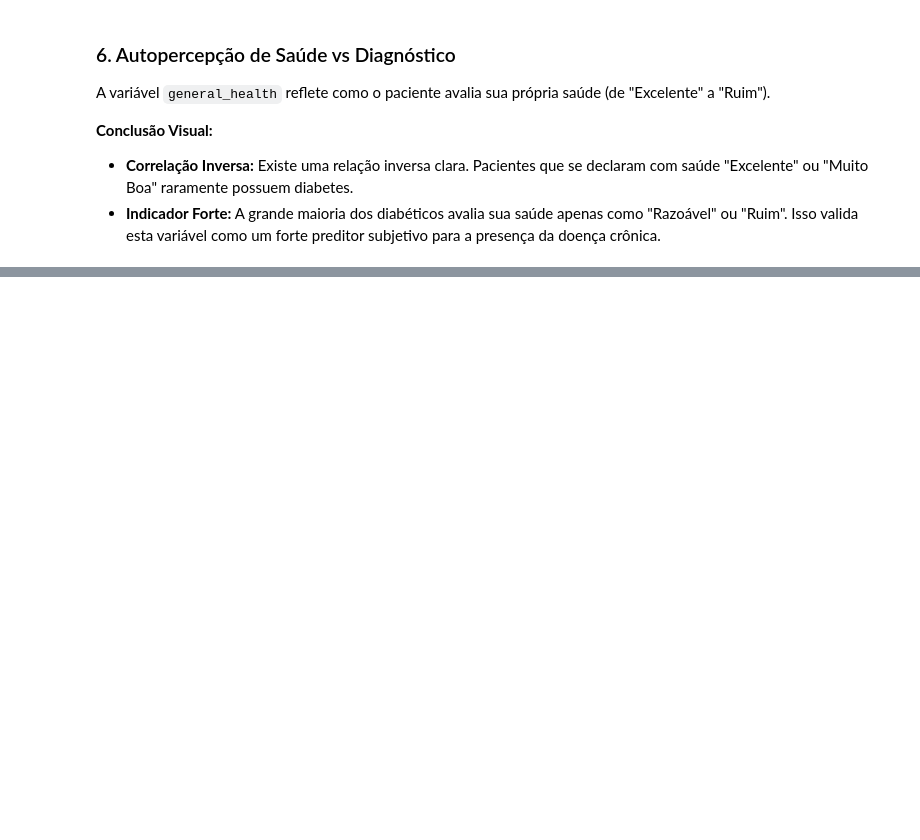
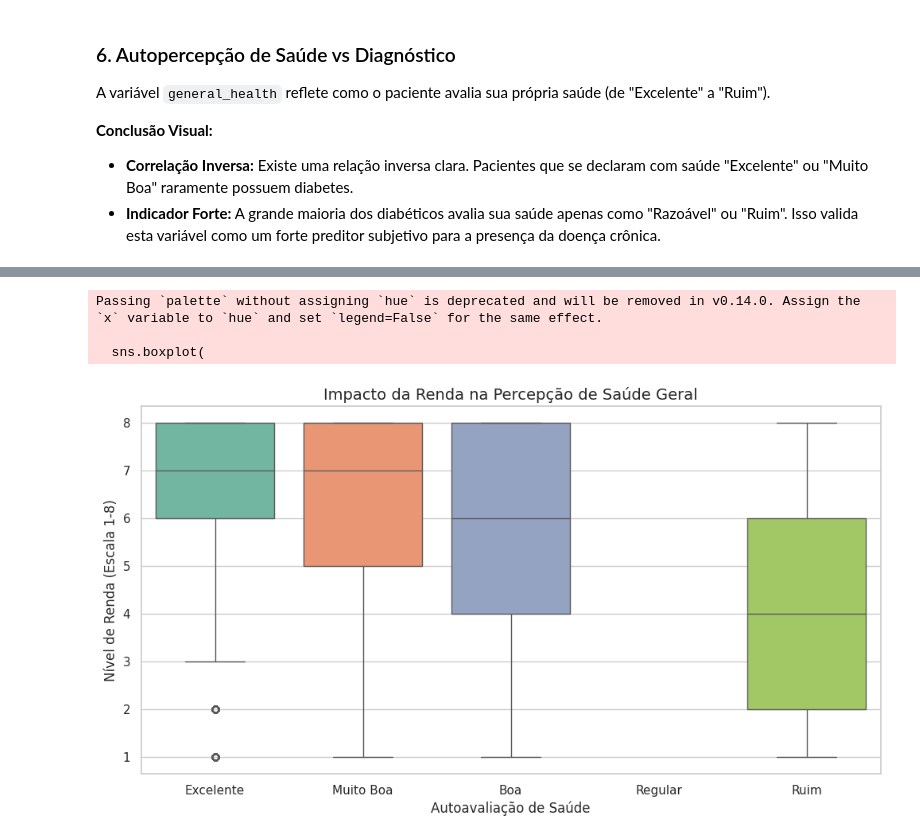
Before and after one commit to TaynaraCris/Diabetes-Health-Indicators-Dataset, a Jupyter notebook: Data Layer/silver/analytics_silver.ipynb, the cells around one changed output, grey strips where cells are left out. Saved outputs shown, nothing was run; the diff lists cells and outputs as text; code cells hidden in the pictures; blank space fills up the shorter version.

```diff
--- a/Data Layer/silver/analytics_silver.ipynb
+++ b/Data Layer/silver/analytics_silver.ipynb
@@ -209,0 +232,21 @@ plt.show()
+# %%
+# CÉLULA: Relação entre Renda e Saúde Geral
+plt.figure(figsize=(12, 6))
+
+sns.boxplot(
+    x='general_health',
+    y='income_level_raw',
+    data=df_silver,
+    palette='Set2',
+    order=['Excelente', 'Muito Boa', 'Boa', 'Regular', 'Ruim'] # Força a ordem lógica
+)
+
+plt.title('Impacto da Renda na Percepção de Saúde Geral', fontsize=14)
+plt.xlabel('Autoavaliação de Saúde')
+plt.ylabel('Nível de Renda (Escala 1-8)')
+plt.show()
+# %% [output]
+Passing `palette` without assigning `hue` is deprecated and will be removed in v0.14.0. Assign the `x` variable to `hue` and set `legend=False` for the same effect.
+
+  sns.boxplot(
+[figure, added]
```
Also changed, not shown: parts of 15 cells of this notebook.
